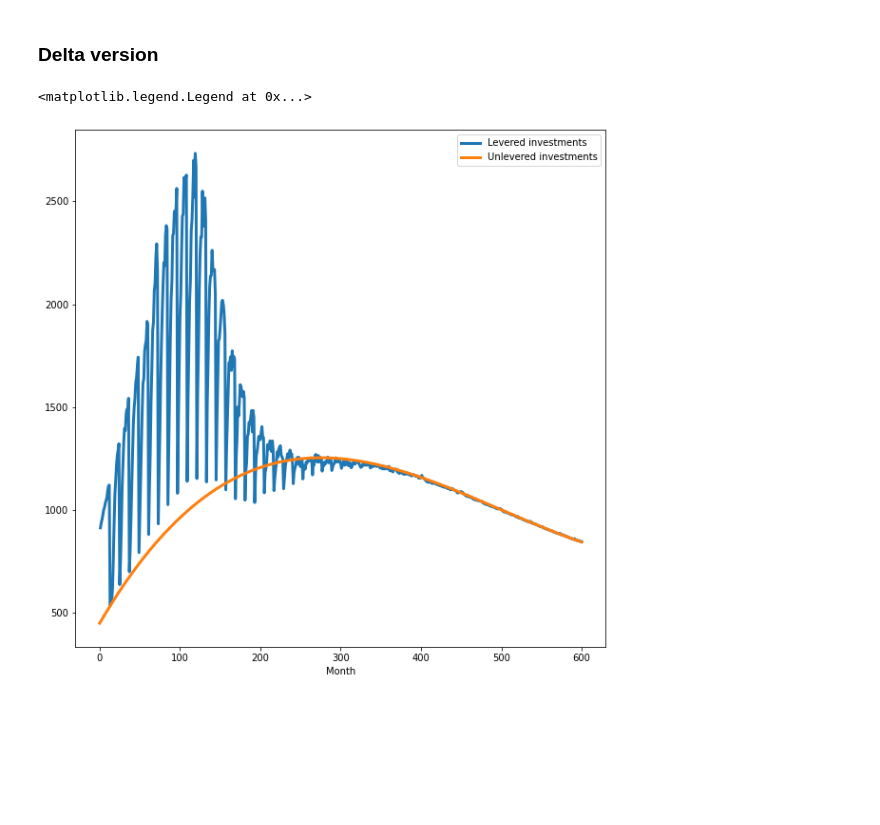
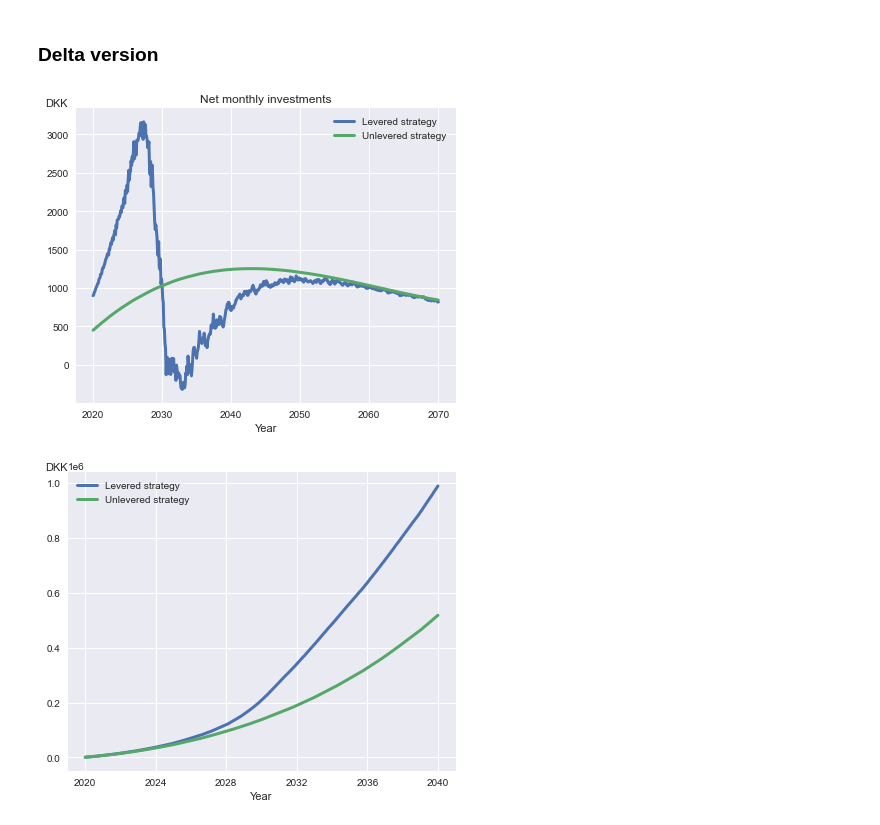
Before and after one commit to neriksen/applied_finance, a Jupyter notebook: distribution_of_returns.ipynb, the cells around one changed output. Cells and saved outputs as stored; diff of their text form; code cells hidden in the pictures; blank space fills up the shorter version.

Commit message:
Added graph showing time diversification

```diff
--- a/distribution_of_returns.ipynb
+++ b/distribution_of_returns.ipynb
@@ -219,13 +272,28 @@ ax.legend(['Levered cum. sum of investments', 'Unlevered cum. sum of investments
 # %% [markdown]
 ### Delta version
 # %%
-grouped = ports.groupby('period').mean()
-fig, ax = plt.subplots(1, 1, figsize=(10, 10))
-ax.plot(grouped['nip']+grouped['cash'].diff(), linewidth = 3)      # Levered investments
-ax.plot(grouped['savings'], linewidth = 3)  # Normal investments without gearing
+grouped = ports.groupby('period', dropna=True).mean()
+
+plt.style.use('seaborn')
+fig, ax = plt.subplots(1, 1, figsize=(6, 5))
+ax.plot(grouped['new_debt'] + grouped['savings'], linewidth = 3)      # Levered investments
+ax.plot(grouped['savings'], linewidth = 3)
 #ax.get_yaxis().set_visible(False)
-ax.set_xlabel('Month')
-ax.legend(['Levered investments', 'Unlevered investments'])
+ax.set_xlabel('Year')
+ax.set_ylabel('DKK', rotation=0, loc='top', labelpad=-21)
+ax.set_title('Net monthly investments')
+ax.legend(['Levered strategy', 'Unlevered strategy'])
+fig.tight_layout()
 # %% [output]
-<matplotlib.legend.Legend at 0x...>
-[figure, old version]
+[figure, new version]
+# %%
+fig, ax = plt.subplots(1, 1, figsize=(6, 5))
+ax.plot(grouped['dual_phase'].loc['2020-01-01':'2040-01-01'], linewidth = 3)      # Levered investments
+ax.plot(grouped['100'].loc['2020-01-01':'2040-01-01'], linewidth = 3)
+#ax.get_yaxis().set_visible(False)
+ax.set_xlabel('Year')
+ax.set_ylabel('DKK', rotation=0, loc='top', labelpad=-21)
+ax.legend(['Levered strategy', 'Unlevered strategy'])
+fig.tight_layout()
+# %% [output]
+[figure, added]
```
Also changed, not shown: parts of 10 cells of this notebook.
